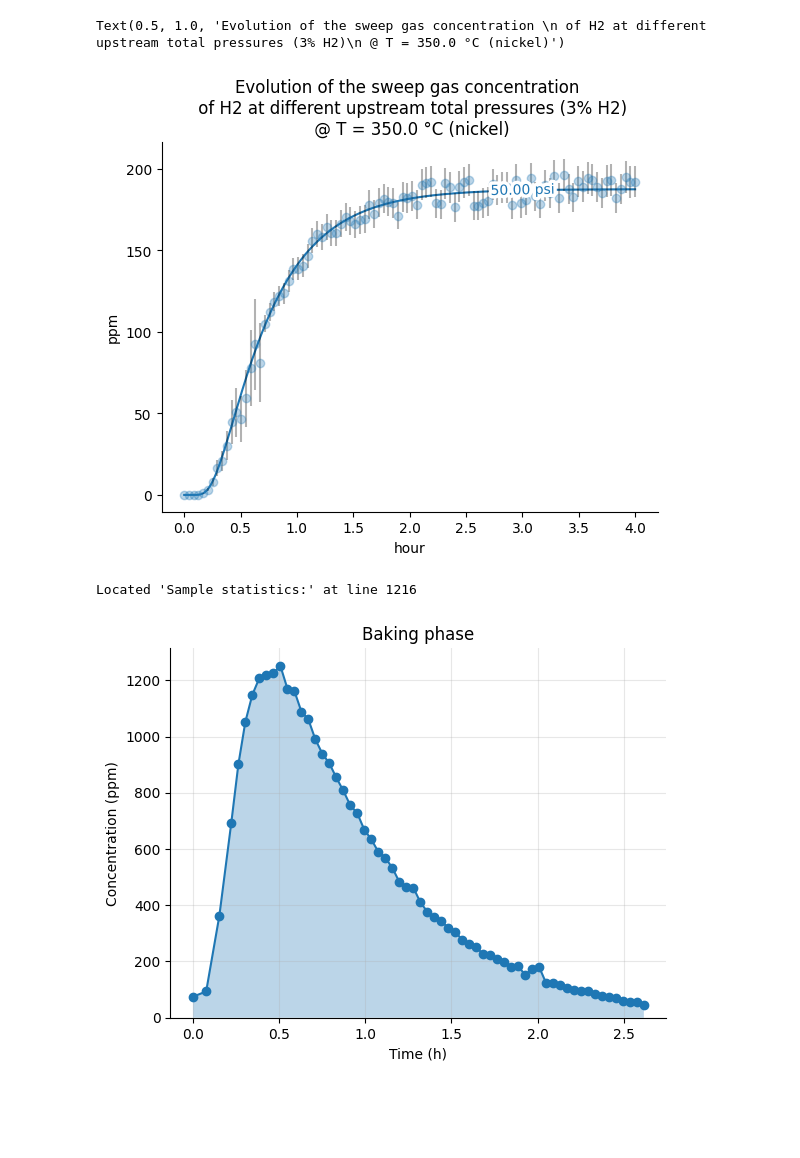
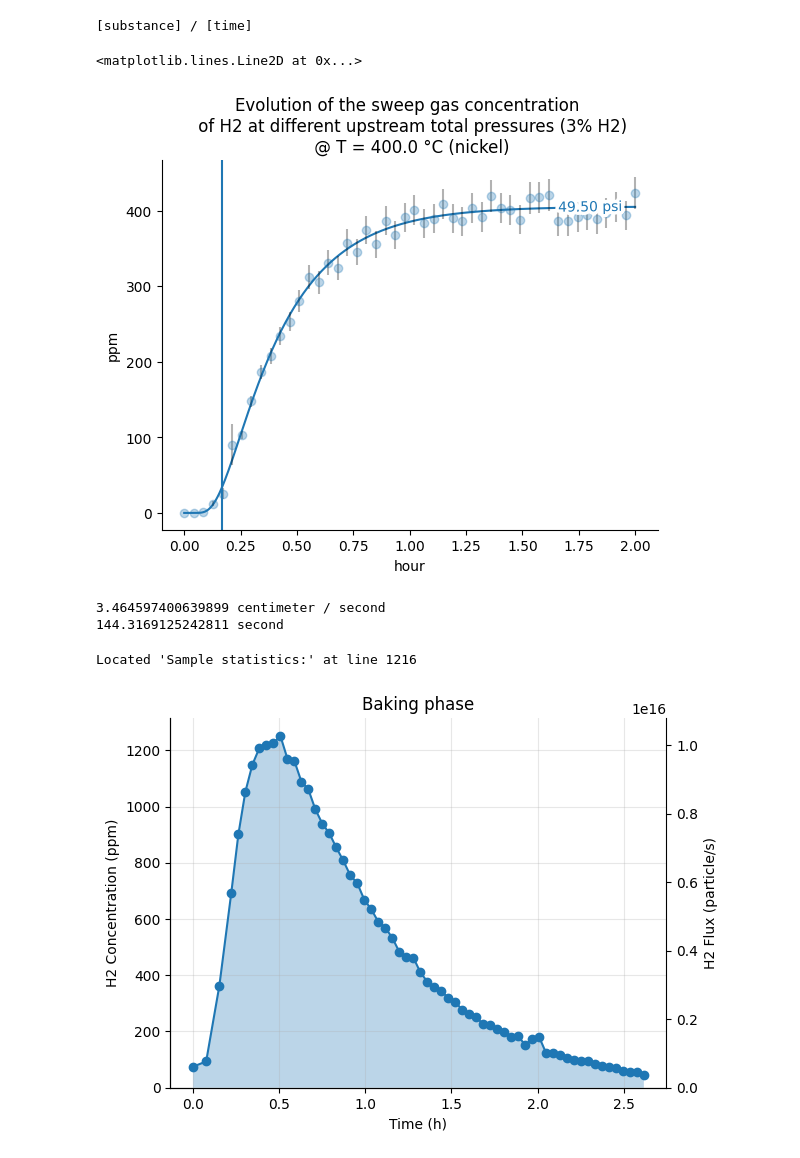
Before and after one commit to RemDelaporteMathurin/hyperion, a Jupyter notebook: first_run.ipynb, the cells around one changed output. Drawn from its saved outputs; the diff is of its cells as text; code cells hidden in the pictures; blank space fills up the shorter version.

```diff
--- a/first_run.ipynb
+++ b/first_run.ipynb
@@ -55,11 +55,12 @@ for mat, props in properties.items():
     if "permeability" not in props:
         props["permeability"] = props["diffusivity"] * props["solubility"]
 # %%
-T = htm.ureg.Quantity(350, htm.ureg.degC).to(htm.ureg.K)
-t_array = np.linspace(0, 4, num=500) * htm.ureg.h
+T = htm.ureg.Quantity(400, htm.ureg.degC).to(htm.ureg.K)
 
 sample_rate = 1 / (2.5 * htm.ureg.min)
-total_time = 4 * htm.ureg.h
+total_time = 2 * htm.ureg.h
+t_array = np.linspace(0, total_time.to(htm.ureg.h).magnitude, num=500) * htm.ureg.h
+
 number_samples = (total_time * sample_rate).to(htm.ureg.dimensionless)
 
 t_samples = np.linspace(0, total_time, num=int(number_samples))
@@ -92,7 +93,7 @@ def downstream_flux_metal(t, P_up, permeability, L, D):
 
 
 plt.figure()
-P_tot = 50 * htm.ureg.psi
+P_tot = 49.5 * htm.ureg.psi
 partial_pressure = P_tot * 0.03
 flux = downstream_flux_metal(
     t_array,
@@ -108,6 +109,7 @@ flux_measured = downstream_flux_metal(
     membrane_thickness,
     diffusivity.value(T),
 )
+print((area*flux_measured).dimensionality)
 
 concentration = sweep_gas_concentration(flux, area, sweep_rate)
 concentration = concentration_to_ppm(concentration, MOLAR_MASS_H2, MOLAR_VOL_RT).to(
@@ -156,6 +158,23 @@ labelLines(plt.gca().get_lines(), xvals=[3] * 6)
 plt.title(
 f"Evolution of the sweep gas concentration \n of H2 at different upstream total pressures (3% H2)\n @ T = {T.to(htm.ureg.degC):~P} (nickel)"
 )
+
+plt.axvline(10 * htm.ureg.min)
 # %% [output]
-Text(0.5, 1.0, 'Evolution of the sweep gas concentration \n of H2 at different upstream total pressures (3% H2)\n @ T = 350.0 °C (nickel)')
+[substance] / [time]
+<matplotlib.lines.Line2D at 0x...>
-[figure, old version]
+[figure, new version]
+# %%
+ID = 3.5 * htm.ureg.mm
+flow_rate = 20 * htm.ureg.cm**3 * htm.ureg.min**-1
+
+cross_section = np.pi * (ID / 2) ** 2
+velocity = flow_rate / cross_section
+print(velocity.to(htm.ureg.cm / htm.ureg.s))
+L = 5 * htm.ureg.m
+
+time_lag = L / velocity
+print(time_lag.to(htm.ureg.s))
+# %% [output]
+3.464597400639899 centimeter / second
+144.3169125242811 second
@@ -181,25 +222,45 @@ dates_rise = [parse(date) for date in dates]
 time_start = dates_rise[0]
 # %%
 from read_data_from_gc import *
+
 filename = "dry_run_baking.csv"
 
 data = read_data(filename)
 dates = [parse(date) for date in data["Injection_Acquired_Date"]]
 
 dates = dates_rise + dates
 concentrations = concentrations_rise + data["Amount_ppm"].tolist()
+concentrations *= htm.ureg.ppm
 
 # Converting list of datetime.datetime objects to list of times in seconds since time_start
 times_in_seconds = np.array(convert_dates_to_time(dates, time_start))
 times_in_hours = times_in_seconds / 3600
 plt.plot(times_in_hours, concentrations, marker="o")
 plt.fill_between(times_in_hours, concentrations, alpha=0.3)
-plt.ylabel("Concentration (ppm)")
+plt.ylabel(f"H2 Concentration ({concentrations.units})")
 plt.ylim(bottom=0)
 plt.xlabel("Time (h)")
 plt.title("Baking phase")
 plt.grid(alpha=0.3)
+
+# add a twin y axis to show the equivalent flux
+ax1 = plt.gca()
+ax2 = ax1.twinx()
+
+
+ylim_flux = gas_concentration_to_flux(
+    ppm_to_concentration(
+        ax1.get_ylim() * concentrations.units, MOLAR_MASS_H2, MOLAR_VOL_RT
+    ),
+    flow_rate,
+).to(htm.ureg.particle / htm.ureg.s)
+ax2.set_ylim(ylim_flux)
+ax2.yaxis.set_units(ylim_flux.units)
+# set right axis visible
+ax2.spines["right"].set_visible(True)
+ax2.set_ylabel(f"H2 Flux ({ylim_flux.units: ~P})")
+plt.savefig("dry_run.svg")
 plt.show()
 # %% [output]
 Located 'Sample statistics:' at line 1216
-[figure, old version]
+[figure, new version]
```
Also changed, not shown: parts of 2 cells of this notebook.
